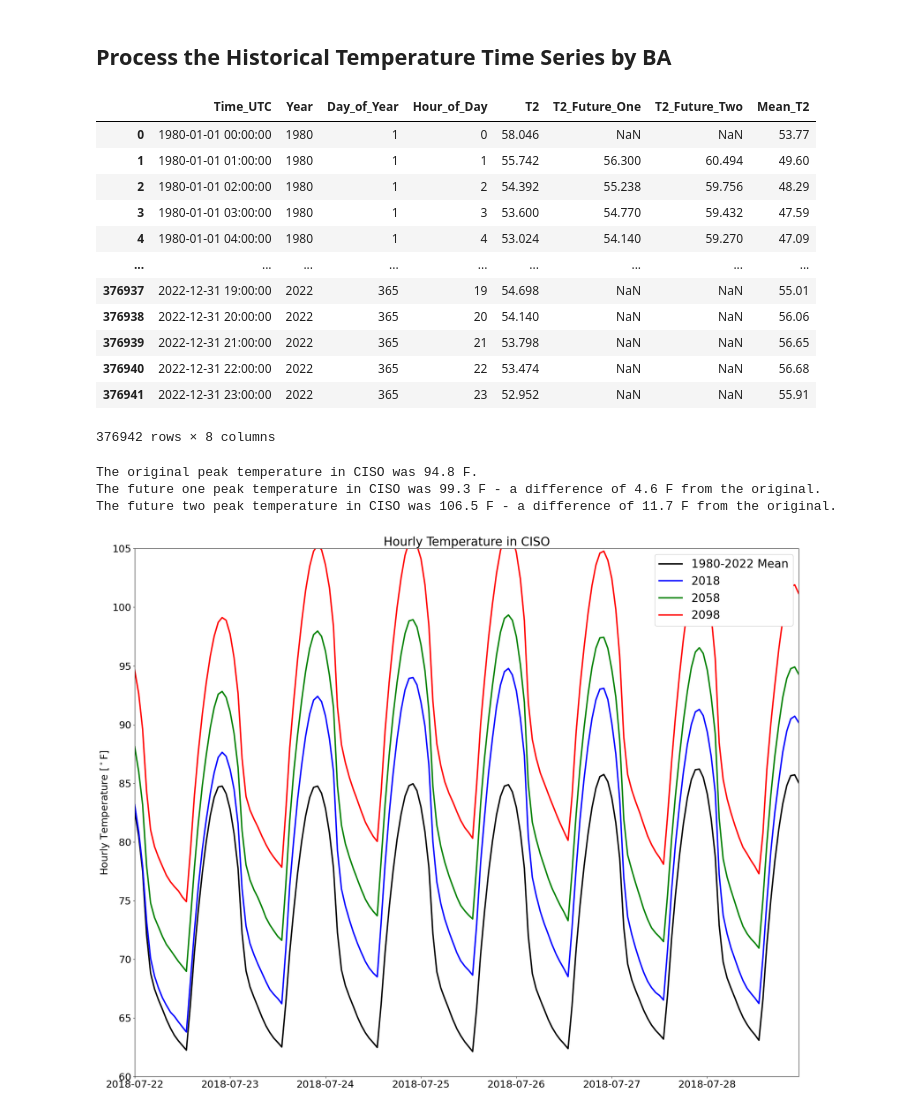
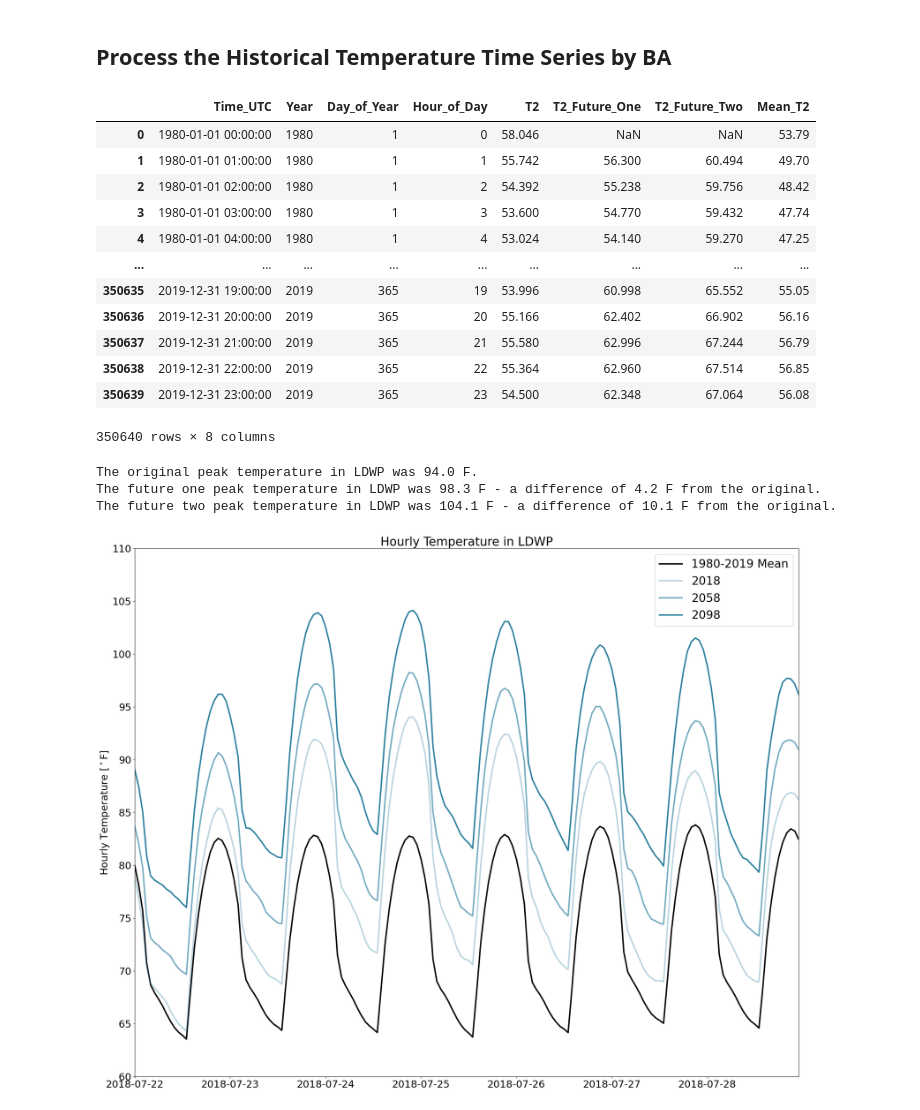
Before and after one commit to IMMM-SFA/heat_wave_load_visualization, a Jupyter notebook: notebooks/ba_temperature_and_load_time_series.ipynb, the cells around one changed output. Drawn from its saved outputs; the diff is of its cells as text; code cells hidden in the pictures.

```diff
--- a/notebooks/ba_temperature_and_load_time_series.ipynb
+++ b/notebooks/ba_temperature_and_load_time_series.ipynb
@@ -26,7 +26,7 @@ image_output_dir = '/Users/burl878/Documents/Code/code_repos/heat_wave_load_visu
 def process_temperature_time_series(ba_to_process: str, climate_scenario: str, ba_weather_dir: str):
 
     # Loop over the years from the 1980 to 2019:
-    for year in range(1980,2023,1):
+    for year in range(1980,2020,1):
         if year <= 2019:
            # Create the filename for the given BA and year combination:
            filename = (ba_weather_dir + 'historic/' + ba_to_process + '_WRF_Hourly_Mean_Meteorology_' + str(year) + '.csv')
@@ -133,18 +133,18 @@ output_df = process_temperature_time_series(ba_to_process = 'LDWP', climate_scen
 output_df
 # %% [output]
 |  | Time_UTC | Year | Day_of_Year | Hour_of_Day | T2 | T2_Future_One | T2_Future_Two | Mean_T2 |
-| 0 | 1980-01-01 00:00:00 | 1980 | 1 | 0 | 58.046 | NaN | NaN | 53.77 |
-| 1 | 1980-01-01 01:00:00 | 1980 | 1 | 1 | 55.742 | 56.300 | 60.494 | 49.60 |
-| 2 | 1980-01-01 02:00:00 | 1980 | 1 | 2 | 54.392 | 55.238 | 59.756 | 48.29 |
-| 3 | 1980-01-01 03:00:00 | 1980 | 1 | 3 | 53.600 | 54.770 | 59.432 | 47.59 |
-| 4 | 1980-01-01 04:00:00 | 1980 | 1 | 4 | 53.024 | 54.140 | 59.270 | 47.09 |
+| 0 | 1980-01-01 00:00:00 | 1980 | 1 | 0 | 58.046 | NaN | NaN | 53.79 |
+| 1 | 1980-01-01 01:00:00 | 1980 | 1 | 1 | 55.742 | 56.300 | 60.494 | 49.70 |
+| 2 | 1980-01-01 02:00:00 | 1980 | 1 | 2 | 54.392 | 55.238 | 59.756 | 48.42 |
+| 3 | 1980-01-01 03:00:00 | 1980 | 1 | 3 | 53.600 | 54.770 | 59.432 | 47.74 |
+| 4 | 1980-01-01 04:00:00 | 1980 | 1 | 4 | 53.024 | 54.140 | 59.270 | 47.25 |
 | ... | ... | ... | ... | ... | ... | ... | ... | ... |
-| 376937 | 2022-12-31 19:00:00 | 2022 | 365 | 19 | 54.698 | NaN | NaN | 55.01 |
-| 376938 | 2022-12-31 20:00:00 | 2022 | 365 | 20 | 54.140 | NaN | NaN | 56.06 |
-| 376939 | 2022-12-31 21:00:00 | 2022 | 365 | 21 | 53.798 | NaN | NaN | 56.65 |
-| 376940 | 2022-12-31 22:00:00 | 2022 | 365 | 22 | 53.474 | NaN | NaN | 56.68 |
-| 376941 | 2022-12-31 23:00:00 | 2022 | 365 | 23 | 52.952 | NaN | NaN | 55.91 |
+| 350635 | 2019-12-31 19:00:00 | 2019 | 365 | 19 | 53.996 | 60.998 | 65.552 | 55.05 |
+| 350636 | 2019-12-31 20:00:00 | 2019 | 365 | 20 | 55.166 | 62.402 | 66.902 | 56.16 |
+| 350637 | 2019-12-31 21:00:00 | 2019 | 365 | 21 | 55.580 | 62.996 | 67.244 | 56.79 |
+| 350638 | 2019-12-31 22:00:00 | 2019 | 365 | 22 | 55.364 | 62.960 | 67.514 | 56.85 |
+| 350639 | 2019-12-31 23:00:00 | 2019 | 365 | 23 | 54.500 | 62.348 | 67.064 | 56.08 |
-376942 rows × 8 columns
+350640 rows × 8 columns
 # %%
 # Define a function to plot the heat wave hourly temperatures:
 def plot_temperature_time_series(ba_to_process: str, climate_scenario: str, start_date: str, end_date: str, ba_weather_dir: str, image_output_dir: str, image_resolution: int, save_images=False):
@@ -167,12 +167,13 @@ def plot_temperature_time_series(ba_to_process: str, climate_scenario: str, star
     plt.figure(figsize=(25, 20))
     plt.rcParams['font.size'] = 21
 
-    plt.plot(ba_hourly_df['Time_UTC'], ba_hourly_df['Mean_T2'], 'k-', linewidth=3, label='1980-2022 Mean')
-    plt.plot(ba_hourly_df['Time_UTC'], ba_hourly_df['T2'], 'b-', linewidth=3, label='2018')
-    plt.plot(ba_hourly_df['Time_UTC'], ba_hourly_df['T2_Future_One'], 'g-', linewidth=3, label='2058')
-    plt.plot(ba_hourly_df['Time_UTC'], ba_hourly_df['T2_Future_Two'], 'r-', linewidth=3, label='2098')
+    plt.plot(ba_hourly_df['Time_UTC'], ba_hourly_df['Mean_T2'], 'k-', linewidth=3, label='1980-2019 Mean')
+    plt.plot(ba_hourly_df['Time_UTC'], ba_hourly_df['T2'], '#2B7F9E', alpha=0.33, linewidth=3, label='2018')
+    plt.plot(ba_hourly_df['Time_UTC'], ba_hourly_df['T2_Future_One'], '#2B7F9E', alpha=0.66, linewidth=3, label='2058')
+    plt.plot(ba_hourly_df['Time_UTC'], ba_hourly_df['T2_Future_Two'], '#2B7F9E', linewidth=3, label='2098')
     plt.xlim([pd.to_datetime(start_date), pd.to_datetime(end_date)])
-    plt.ylim([60, 105])
+    plt.ylim([60, 110])
+    plt.yticks([60, 65, 70, 75, 80, 85, 90, 95, 100, 105, 110])
     legend = plt.legend(loc='upper right', prop={'size': 24})
     legend.get_frame().set_alpha(None)
     plt.ylabel('Hourly Temperature [$^\circ$F]')
@@ -183,19 +184,19 @@ def plot_temperature_time_series(ba_to_process: str, climate_scenario: str, star
        plt.savefig(os.path.join(image_output_dir, (ba_to_process + '_2018_Heat_Wave_Temperature.png')),
                    dpi=image_resolution, bbox_inches='tight', facecolor='white')
 # %%
-plot_temperature_time_series(ba_to_process = 'CISO',
+plot_temperature_time_series(ba_to_process = 'LDWP',
                              climate_scenario = 'rcp85hotter_ssp5',
                              start_date = '2018-07-22 00:00:00',
                              end_date = '2018-07-28 23:00:00',
                              ba_weather_dir = ba_weather_dir,
                              image_output_dir = image_output_dir,
                              image_resolution = 300,
                              save_images = True)
 # %% [output]
-The original peak temperature in CISO was 94.8 F.
-The future one peak temperature in CISO was 99.3 F - a difference of 4.6 F from the original.
-The future two peak temperature in CISO was 106.5 F - a difference of 11.7 F from the original.
+The original peak temperature in LDWP was 94.0 F.
+The future one peak temperature in LDWP was 98.3 F - a difference of 4.2 F from the original.
+The future two peak temperature in LDWP was 104.1 F - a difference of 10.1 F from the original.
-[figure, old version]
+[figure, new version]
 # %%
 # Define a function to plot the heat wave hourly loads:
 def plot_load_time_series(ba_to_process: str, climate_scenario: str, start_date: str, end_date: str, load_dir: str, image_output_dir: str, image_resolution: int, save_images=False):
```
Also changed, not shown: parts of 3 cells of this notebook, 9 other files.
